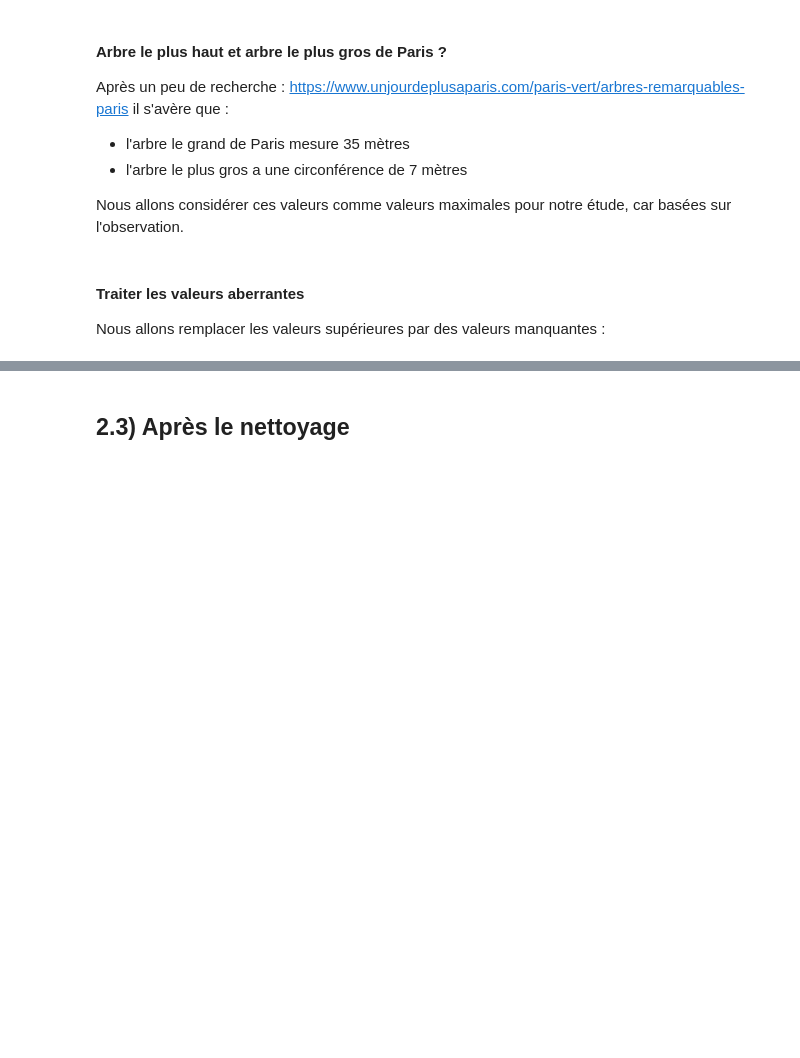
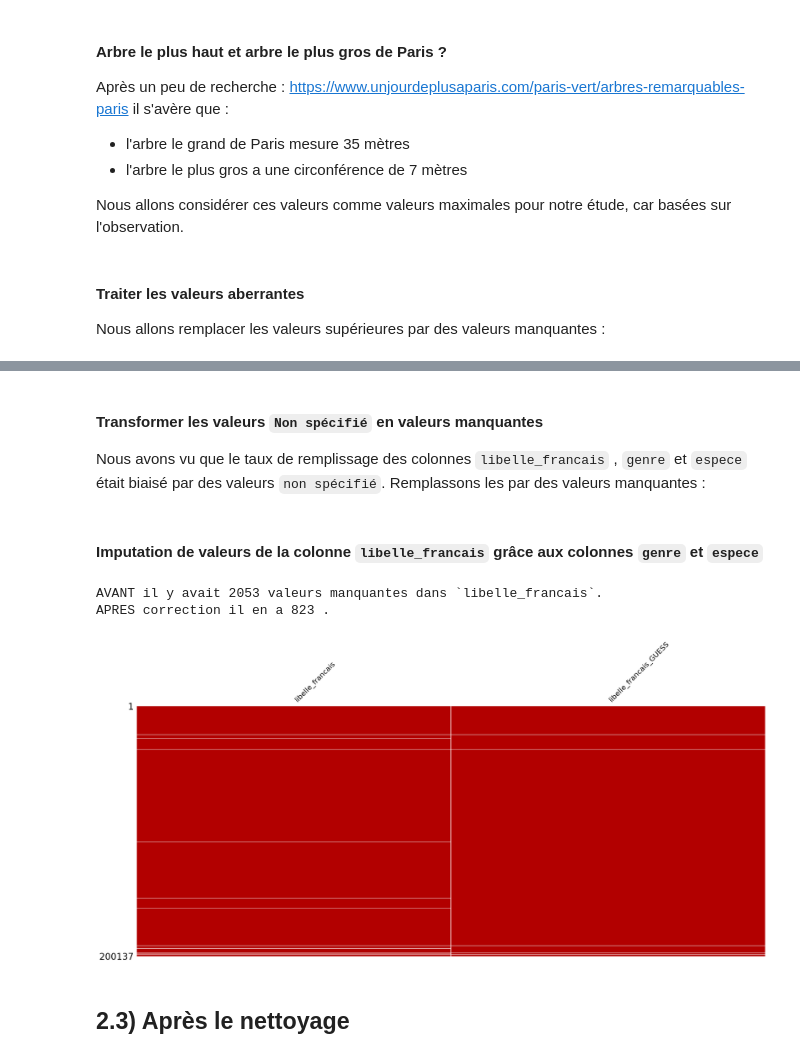
Before and after one commit to ClementPatin/OC-P2, a Jupyter notebook: Patin_Clement_1_notebook_032023.ipynb, the cells around one changed output, grey strips where cells are left out. Cells and saved outputs as stored; diff of their text form; code cells hidden in the pictures; blank space fills up the shorter version.

Commit message:
lebelle_francais - guess some NaN values

```diff
--- a/Patin_Clement_1_notebook_032023.ipynb
+++ b/Patin_Clement_1_notebook_032023.ipynb
@@ -804,0 +794,4 @@ for X in listColEspece :
+# %% [markdown]
+#### Transformer les valeurs `Non spécifié` en valeurs manquantes
+
+Nous avons vu que le taux de remplissage des colonnes `libelle_francais` , `genre` et `espece` était biaisé par des valeurs `non spécifié`. Remplassons les par des valeurs manquantes :
@@ -805,3 +805,34 @@ for X in listColEspece :
+# %% [markdown]
+#### Imputation de valeurs de la colonne `libelle_francais` grâce aux colonnes `genre` et `espece`
+# %%
+dataPropre["libelle_francais_GUESS"]=dataPropre["libelle_francais"] #copy the column
+
+dataLibelleNaN=dataPropre.loc[dataPropre["libelle_francais"].isna(), ["libelle_francais","genre","espece"]] #"genre" and "espece" where "libelle_francais" values are NaN
+
+for g in dataLibelleNaN["genre"].value_counts().index : #iterate on unique "genre" values
+    ug=dataPropre.loc[dataPropre["genre"]==g,"libelle_francais"].value_counts().index #unique values in libelle_francais for this g
+    if len(ug)==1 : #if there is only one match
+        dataLibelleNaN.loc[dataLibelleNaN["genre"]==g,"libelle_francais"]=ug[0] #then, where "genre" is g, "libelle_francais_CORRECT" get that match
+
+#same with "espece"
+for e in dataLibelleNaN["espece"].value_counts().index :
+    ue=dataPropre.loc[dataPropre["espece"]==e,"libelle_francais"].value_counts().index
+    if len(ue)==1 :
+        dataLibelleNaN.loc[dataLibelleNaN["espece"]==e,"libelle_francais"]=ue[0]
+
+#set the NaN values of "libelle_francais" with the determined values
+dataPropre.loc[dataPropre["libelle_francais"].isna(), "libelle_francais_GUESS"]=dataLibelleNaN["libelle_francais"]
+
+print("AVANT il y avait",len(dataLibelleNaN),"valeurs manquantes dans `libelle_francais`.")
+print("APRES correction il en a",len(dataPropre.loc[dataPropre["libelle_francais_GUESS"].isna(), :]),".")
+# %% [output]
+AVANT il y avait 2053 valeurs manquantes dans `libelle_francais`.
+APRES correction il en a 823 .
+# %%
+#drop "libelle_francais"
+dataPropre.
+# %% [output]
+[figure, added]
 # %% [markdown]
 ## 2.3) Après le nettoyage <a class="anchor" id="P23"></a>
 # %%
```
Also changed, not shown: parts of 13 cells of this notebook.
